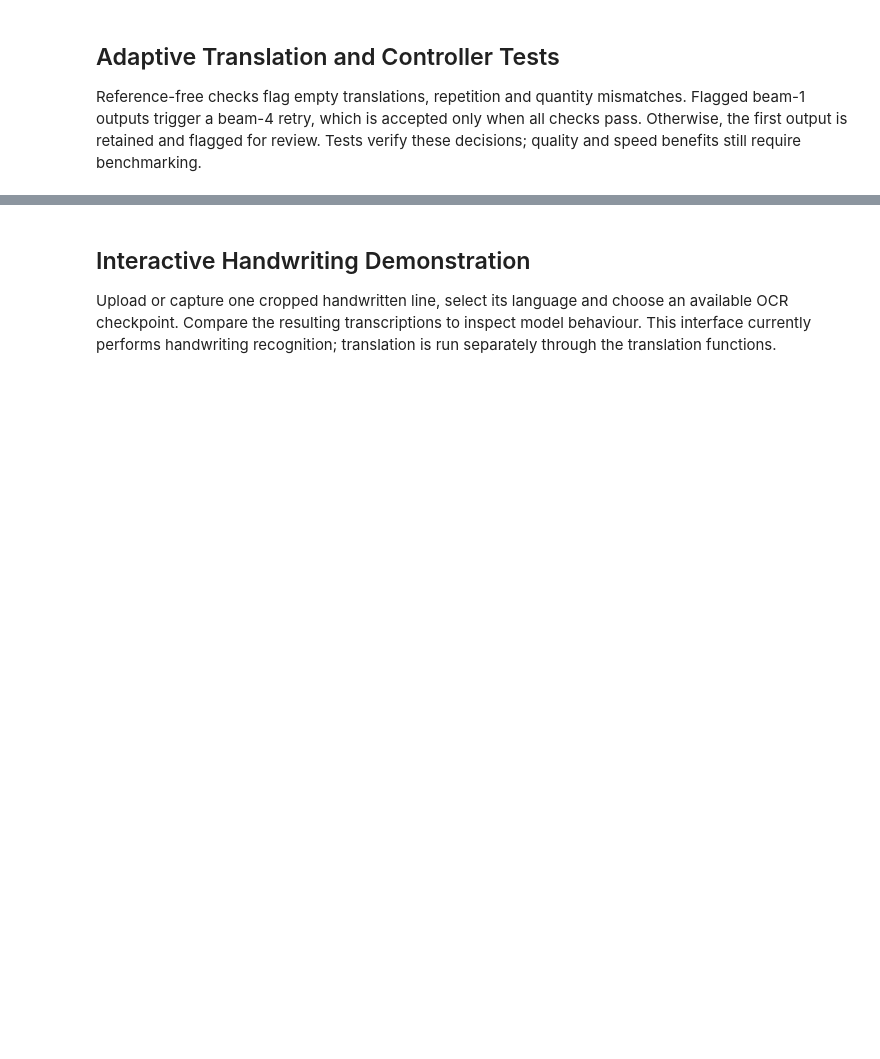
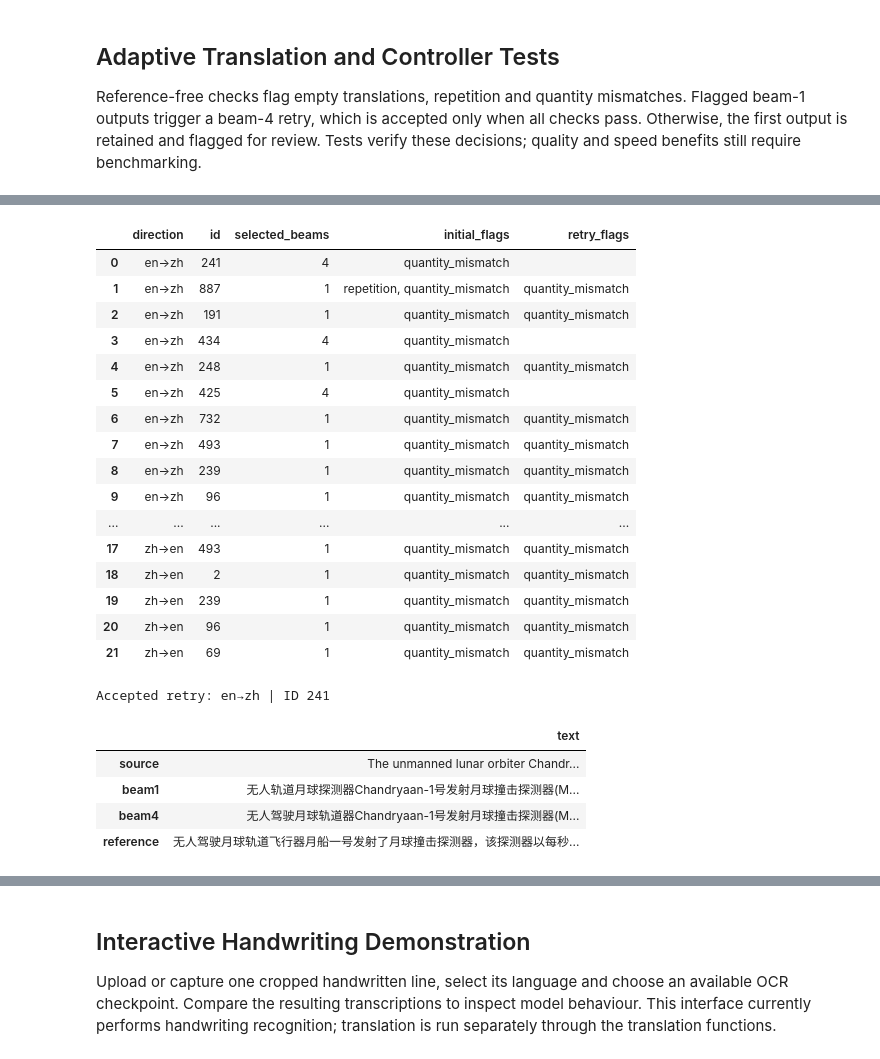
Before and after one commit to Neoweikang/cvdl_10, a Jupyter notebook: notebooks/prototype.ipynb, the cells around one changed output, grey strips where cells are left out. Saved outputs shown, nothing was run; the diff lists cells and outputs as text; code cells hidden in the pictures; blank space fills up the shorter version.

Commit message:
Add development error analysis for adaptive translation

```diff
--- a/notebooks/prototype.ipynb
+++ b/notebooks/prototype.ipynb
@@ -3595,0 +3945,80 @@ MT_ADAPTIVE_TABLE, MT_ADAPTIVE_DIR = mt_run_adaptive_benchmark()
+# %%
+# Cell 32: Review flagged development translations from saved results
+import json
+from pathlib import Path
+import pandas as pd
+from IPython.display import display
+
+review_dir = Path(MT_ADAPTIVE_DIR)
+review_rows = []
+
+for language in ("en", "zh"):
+    payload = json.loads(
+        (review_dir / f"{language}_beam_comparison.json").read_text(
+            encoding="utf-8"
+        )
+    )
+
+    for result in payload["comparisons"]["adaptive"]["predictions"]:
+        if not result["retried"]:
+            continue
+
+        first, retry = result["beam1"], result["beam4"]
+        review_rows.append({
+            "direction": "en→zh" if language == "en" else "zh→en",
+            "id": result["id"],
+            "source": result["source"],
+            "reference": result["reference"],
+            "beam1": first["prediction"],
+            "beam4": retry["prediction"],
+            "selected_beams": result["selected_beams"],
+            "initial_flags": ", ".join(first["checks"]["flags"]),
+            "retry_flags": ", ".join(retry["checks"]["flags"]),
+        })
+
+MT_FLAG_REVIEW = pd.DataFrame(review_rows)
+review_path = review_dir / "flagged_review.csv"
+MT_FLAG_REVIEW.to_csv(review_path, index=False)
+
+# List all retry cases, then show the accepted retries in full.
+display(MT_FLAG_REVIEW[[
+    "direction", "id", "selected_beams", "initial_flags", "retry_flags"
+]])
+
+with pd.option_context("display.max_colwidth", None):
+    for row in review_rows:
+        if row["selected_beams"] == 4:
+            print(f"Accepted retry: {row['direction']} | ID {row['id']}")
+            display(pd.DataFrame({
+                "text": {
+                    field: row[field]
+                    for field in ("source", "beam1", "beam4", "reference")
+                }
+            }))
+
+print(f"Saved {len(MT_FLAG_REVIEW)} review cases privately to: {review_path}")
+print("References are used for offline review only, not controller selection.")
+# %% [output]
+|  | direction | id | selected_beams | initial_flags | retry_flags |
+| 0 | en→zh | 241 | 4 | quantity_mismatch |  |
+| 1 | en→zh | 887 | 1 | repetition, quantity_mismatch | quantity_mismatch |
+| 2 | en→zh | 191 | 1 | quantity_mismatch | quantity_mismatch |
+| 3 | en→zh | 434 | 4 | quantity_mismatch |  |
+| 4 | en→zh | 248 | 1 | quantity_mismatch | quantity_mismatch |
+| 5 | en→zh | 425 | 4 | quantity_mismatch |  |
+| 6 | en→zh | 732 | 1 | quantity_mismatch | quantity_mismatch |
+| 7 | en→zh | 493 | 1 | quantity_mismatch | quantity_mismatch |
+| 8 | en→zh | 239 | 1 | quantity_mismatch | quantity_mismatch |
+| 9 | en→zh | 96 | 1 | quantity_mismatch | quantity_mismatch |
+| ... | ... | ... | ... | ... | ... |
+| 17 | zh→en | 493 | 1 | quantity_mismatch | quantity_mismatch |
+| 18 | zh→en | 2 | 1 | quantity_mismatch | quantity_mismatch |
+| 19 | zh→en | 239 | 1 | quantity_mismatch | quantity_mismatch |
+| 20 | zh→en | 96 | 1 | quantity_mismatch | quantity_mismatch |
+| 21 | zh→en | 69 | 1 | quantity_mismatch | quantity_mismatch |
+Accepted retry: en→zh | ID 241
+|  | text |
+| source | The unmanned lunar orbiter Chandr... |
+| beam1 | 无人轨道月球探测器Chandryaan-1号发射月球撞击探测器(M... |
+| beam4 | 无人驾驶月球轨道器Chandryaan-1号发射月球撞击探测器(M... |
+| reference | 无人驾驶月球轨道飞行器月船一号发射了月球撞击探测器，该探测器以每秒... |
```
Also changed, not shown: parts of 36 cells of this notebook.
